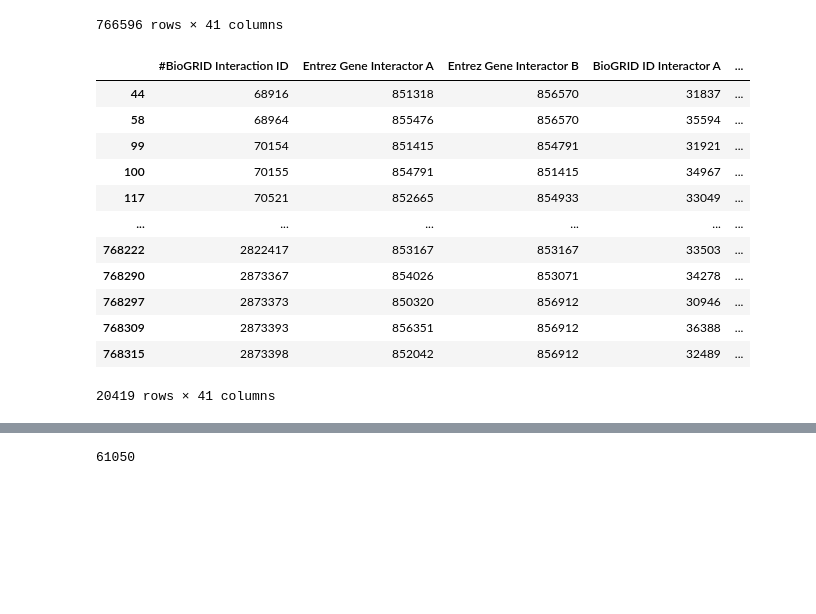
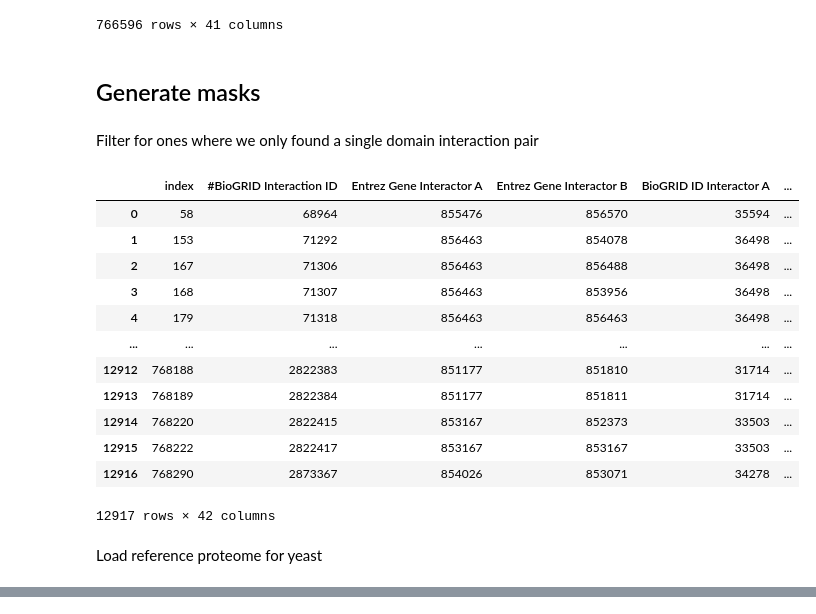
Before and after one commit to jrgreen7/PIPE, a Jupyter notebook: Deep-PIPE-Sites/eda_william.ipynb, the cells around one changed output, grey strips where cells are left out. Cells and saved outputs as stored; diff of their text form; code cells hidden in the pictures; blank space fills up the shorter version.

```diff
--- a/Deep-PIPE-Sites/eda_william.ipynb
+++ b/Deep-PIPE-Sites/eda_william.ipynb
@@ -591,21 +556,25 @@ yeast_df
 | 769108 | 2874491 | 854450 | 856184 | 34665 | ... |
 | 769109 | 2874492 | 854450 | 856281 | 34665 | ... |
 766596 rows × 41 columns
+# %% [markdown]
+## Generate masks
+# %% [markdown]
+Filter for ones where we only found a single domain interaction pair
 # %%
-yeast_single_site = yeast_df[yeast_df.domain_a.str.len() > 0]
+yeast_single_site = yeast_df[yeast_df.domain_a.str.len() == 1].reset_index()
 yeast_single_site
 # %% [output]
-|  | #BioGRID Interaction ID | Entrez Gene Interactor A | Entrez Gene Interactor B | BioGRID ID Interactor A | ... |
-| 44 | 68916 | 851318 | 856570 | 31837 | ... |
-| 58 | 68964 | 855476 | 856570 | 35594 | ... |
-| 99 | 70154 | 851415 | 854791 | 31921 | ... |
-| 100 | 70155 | 854791 | 851415 | 34967 | ... |
-| 117 | 70521 | 852665 | 854933 | 33049 | ... |
-| ... | ... | ... | ... | ... | ... |
-| 768222 | 2822417 | 853167 | 853167 | 33503 | ... |
-| 768290 | 2873367 | 854026 | 853071 | 34278 | ... |
-| 768297 | 2873373 | 850320 | 856912 | 30946 | ... |
-| 768309 | 2873393 | 856351 | 856912 | 36388 | ... |
-| 768315 | 2873398 | 852042 | 856912 | 32489 | ... |
+|  | index | #BioGRID Interaction ID | Entrez Gene Interactor A | Entrez Gene Interactor B | BioGRID ID Interactor A | ... |
+| 0 | 58 | 68964 | 855476 | 856570 | 35594 | ... |
+| 1 | 153 | 71292 | 856463 | 854078 | 36498 | ... |
+| 2 | 167 | 71306 | 856463 | 856488 | 36498 | ... |
+| 3 | 168 | 71307 | 856463 | 853956 | 36498 | ... |
+| 4 | 179 | 71318 | 856463 | 856463 | 36498 | ... |
+| ... | ... | ... | ... | ... | ... | ... |
+| 12912 | 768188 | 2822383 | 851177 | 851810 | 31714 | ... |
+| 12913 | 768189 | 2822384 | 851177 | 851811 | 31714 | ... |
+| 12914 | 768220 | 2822415 | 853167 | 852373 | 33503 | ... |
+| 12915 | 768222 | 2822417 | 853167 | 853167 | 33503 | ... |
+| 12916 | 768290 | 2873367 | 854026 | 853071 | 34278 | ... |
-20419 rows × 41 columns
+12917 rows × 42 columns
 # %%
@@ -615,6 +585,8 @@ domain_pfam_a = yeast_single_site['domain_a'].to_numpy()
 domain_pfam_b = yeast_single_site['domain_b'].to_numpy()
 positions_a = yeast_single_site['domain_seq_a'].to_numpy()
 positions_b = yeast_single_site['domain_seq_b'].to_numpy()
+# %% [markdown]
+Load reference proteome for yeast
 # %%
 # reference proteome at https://www.uniprot.org/proteomes/UP000002311
 # general proteome (reviewed S. cerevisiae) at https://www.uniprot.org/uniprot/?query=taxonomy:%22Saccharomyces%20cerevisiae%20(strain%20ATCC%20204508%20/%20S288c)%20(Baker%27s%20yeast)%20[559292]%22&fil=organism%3A%22Saccharomyces+cerevisiae+%28strain+ATCC+204508+%2F+S288c%29+%28Baker%27s+yeast%29+%5B559292%5D%22+AND+reviewed%3Ayes
@@ -659,4 +629,0 @@ for UA, UB, DA, DB, PA, PB in zip(Uniprot_id_A, Uniprot_id_B, domain_pfam_a, dom
-# %%
-site_masks[0].sum()
-# %% [output]
-61050
```
Also changed, not shown: parts of 46 cells of this notebook.
